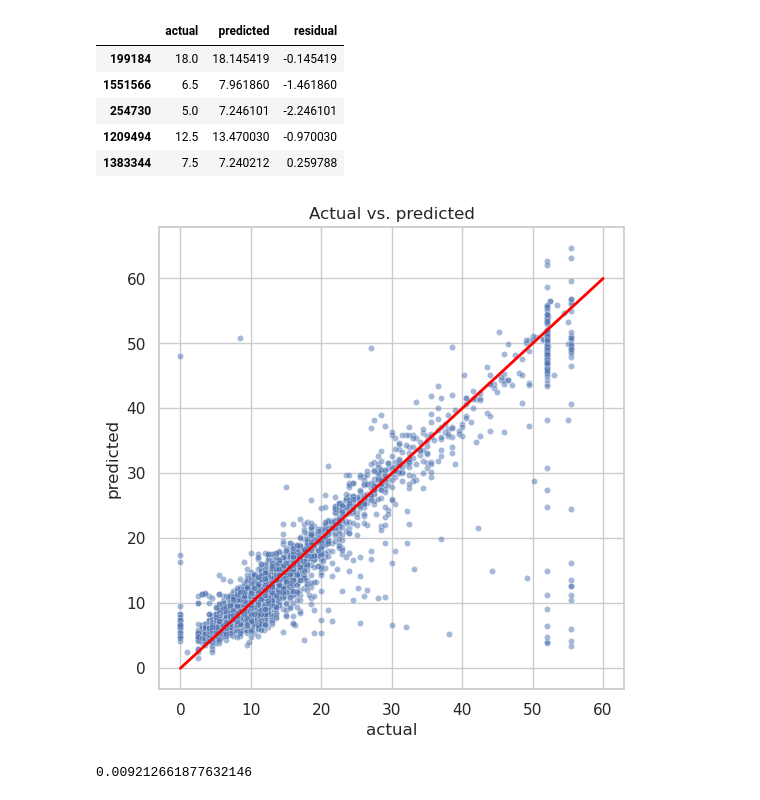
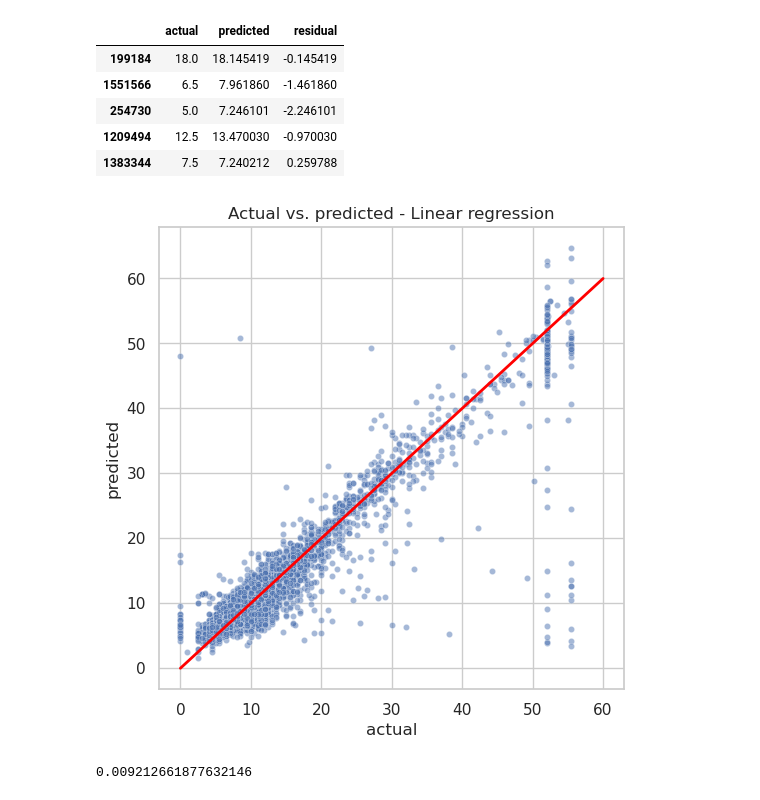
Before and after one commit to Hariharan-Sathiyamoorthy/Taxi_fare_predictor, a Jupyter notebook: CML.ipynb, the cells around one changed output. Drawn from its saved outputs; the diff is of its cells as text; code cells hidden in the pictures.

```diff
--- a/CML.ipynb
+++ b/CML.ipynb
@@ -400,0 +410,7 @@ memory usage: 1.3 MB
+# %%
+sns.set(style='whitegrid')
+pairplot = sns.pairplot(rdDf[['fare_amount', 'mean_duration', 'mean_dis']],
+                        plot_kws={'alpha': 0.4, 's': 5})
+plt.tight_layout()
+pairplot.savefig('./Figures/Pairplot.png', dpi=300)  # Ensure the file extension is included
+plt.show()
@@ -416,0 +439,8 @@ rdDf.corr(method='pearson')
+# %%
+sns.set(style='whitegrid')
+plt.figure(figsize=(6,4))
+sns.heatmap(rdDf.corr(method='pearson'), annot=True, cmap='Blues')
+plt.title('Correlation Heatmap', fontsize=10)
+plt.tight_layout()
+plt.savefig('./Figures/CorrelationHeatmap.png', dpi=300)  # Ensure the file extension is included
+plt.show()
@@ -432,9 +464,9 @@ X.head()
 | 1508389 | 2 | 1.0 | 6.105000 | 17.641667 | 1 |
 | 824431 | 1 | 1.0 | 0.965435 | 7.788768 | 1 |
 # %%
-X['VendorID'] = X['VendorID'].astype(str)
+# X['VendorID'] = X['VendorID'].astype(str)
 
-X = pd.get_dummies(X, drop_first=True)
+# X = pd.get_dummies(X, drop_first=True)
 # X = X.drop(columns=['VendorID_6'])
 X.info()
 # %% [output]
@@ -450,19 +482,3 @@ Data columns (total 5 columns):
  4   VendorID_2       25000 non-null  bool
 dtypes: bool(1), float64(3), int64(1)
 memory usage: 1001.0 KB
-# %%
-model = RandomForestRegressor()
-
-# Fit the model
-model.fit(X, y)
-
-# Get feature importances
-importances = model.feature_importances_
-
-# Create a DataFrame for visualization
-feature_importances = pd.DataFrame({'Feature': X.columns, 'Importance': importances})
-feature_importances = feature_importances.sort_values(by='Importance', ascending=False)
-k = 10
-selected_features = feature_importances['Feature'].head(k)
-X_reduced = X[selected_features]
-print(selected_features)
@@ -603,17 +648,17 @@ results.head()
 # %%
 fig, ax = plt.subplots(figsize=(6, 6))
 sns.set(style='whitegrid')
 sns.scatterplot(x='actual',
                 y='predicted',
                 data=results,
                 s=20,
                 alpha=0.5,
                 ax=ax
 )
 plt.plot([0,60], [0,60], c='red', linewidth=2)
-plt.title('Actual vs. predicted');
+plt.title('Actual vs. predicted - Linear regression');
 # %% [output]
-[figure, old version]
+[figure, new version]
 # %%
 results['residual'].mean()
 # %% [output]
```
Also changed, not shown: parts of 72 cells of this notebook, 6 other files.
